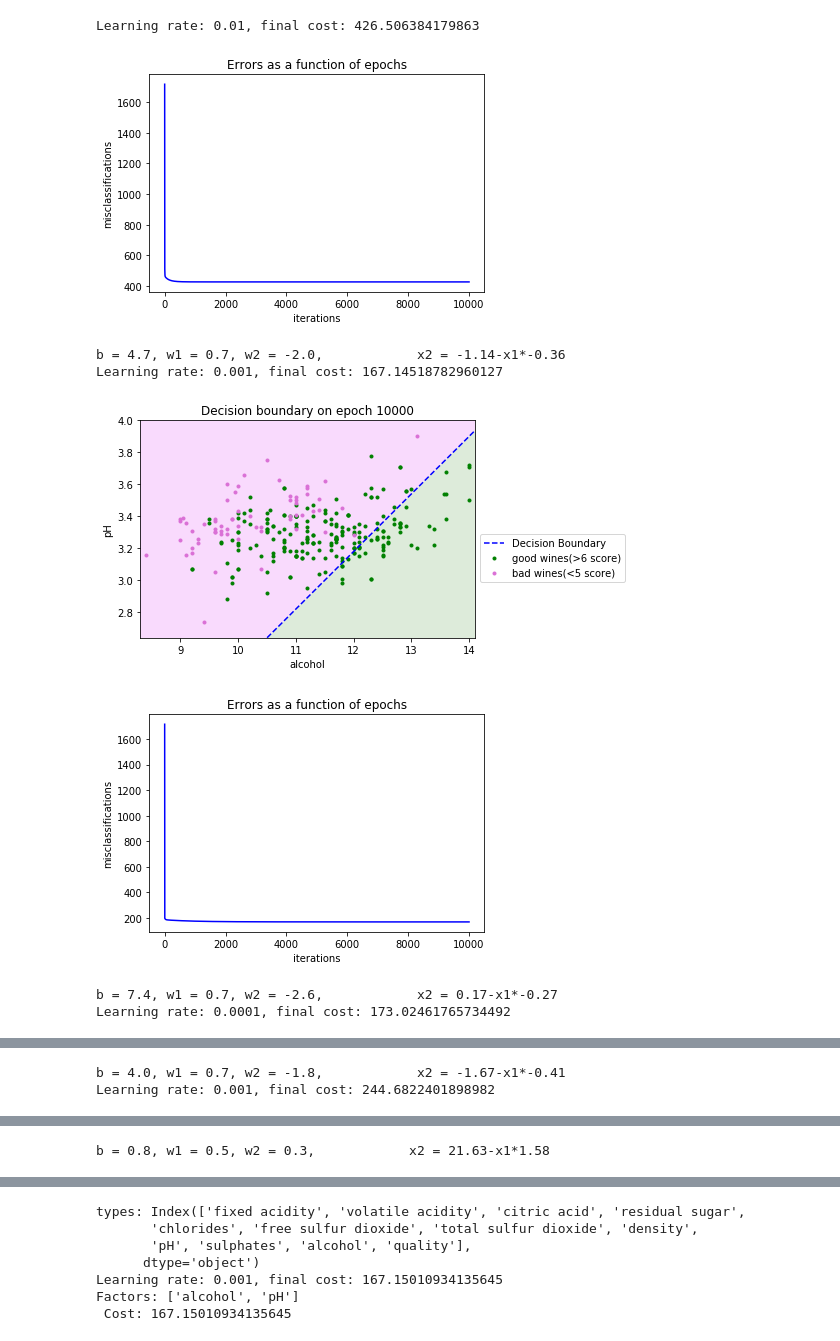
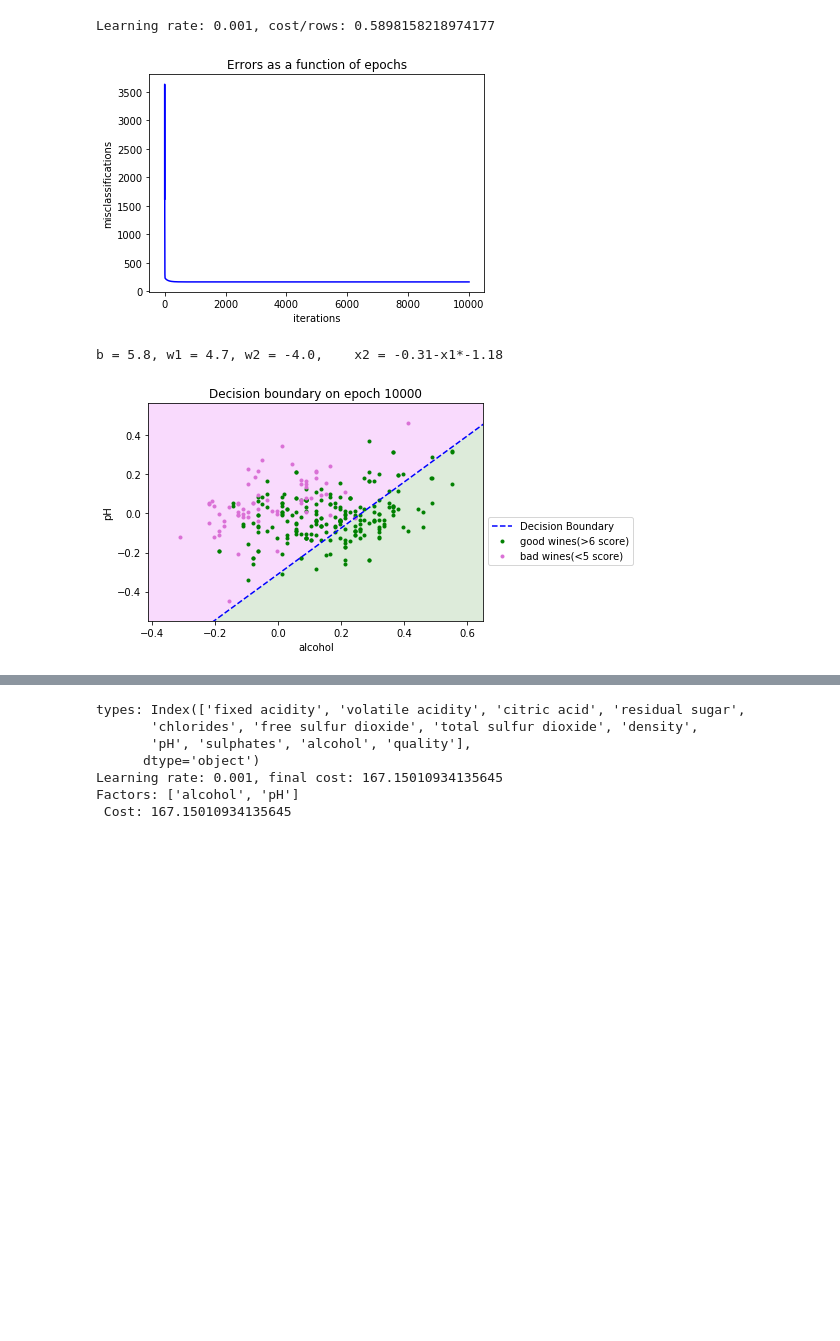
Before and after one commit to tsergien/sommelier, a Jupyter notebook: perceptron.ipynb, the cells around one changed output, grey strips where cells are left out. Drawn from its saved outputs; the diff is of its cells as text; code cells hidden in the pictures; blank space fills up the shorter version.

```diff
--- a/perceptron.ipynb
+++ b/perceptron.ipynb
@@ -88,9 +88,6 @@ class Perceptron(object):
         self.res = []
         self.threshold = threshold
         return
-
-    def sigmoid(self, x):
-        return 1 / (1 + exp(dot(self.w) + bias))
 
     def error(self, y: list, d: list) -> int:
         return sum(abs(d-y))
@@ -148,7 +145,7 @@ def plot_performance(performance, wine_data, good_thresh, bad_thresh, factors: l
     w2 = performance[epoch][2][1]
     assert w2 != 0, "w2 = 0"
     print(f'b = {round(b,1)}, w1 = {round(w1, 1)}, w2 = {round(w2, 1)},\
-            x2 = {round((good_thresh - b)/w2,2)}-x1*{round(w1/w2,2)}')
+    x2 = {round((good_thresh - b)/w2,2)}-x1*{round(w1/w2,2)}')
     f1 = [i for i in range(-50, 50)]
     f2 = [ (good_thresh - b - w1 * f1[j]) / w2 for j in range(len(f1))]
     plt.figure(2)
@@ -199,12 +196,12 @@ red_df = pd.read_csv("resources/winequality-red.csv", sep=";")
 # feature scaling
 red_df = feature_scaling(red_df)
 prepare_data_and_train(red_df, 0.1, ['alcohol', 'pH'], [3, 8], 0)
-prepare_data_and_train(red_df, 0.1, ['alcohol', 'pH'], [4, 7], 15000)
 
 # prepare_data_and_train(red_df, 0.1, ['chlorides', 'sulphates'], [3, 8], 10000)
 # prepare_data_and_train(red_df, 0.1, ['volatile acidity', 'alcohol'], [3, 8], 10000)
 # prepare_data_and_train(red_df, 0.01, ['density', 'volatile acidity'], [3, 8], 10000)
 # prepare_data_and_train(red_df, 0.1, ['density', 'volatile acidity'], [3, 8], 10000)
+# prepare_data_and_train(red_df, 0.1, ['alcohol', 'pH'], [4, 7], 15000)
 
 # V.2 end
 # %% [output]
@@ -215,7 +213,6 @@ b = 8.1, w1 = 1.3, w2 = -1.4,            x2 = 0.04-x1*-0.99
 # %%
 # V.3
 
-red_df = pd.read_csv("resources/winequality-red.csv", sep=";")
 class Adaline(object):
 
     def __init__(self, threshold, learning_rate=0.01, epochs=0):
@@ -284,43 +281,39 @@ class Adaline(object):
             step(x, y, d)
             if self.epochs == 0 and i > 2 and abs(self.res[-2][1]) < abs(self.res[-1][1]):
                 break
-        print(f'Learning rate: {self.learning_rate}, final cost: {self.res[-1][1]}')
+        print(f'Learning rate: {self.learning_rate}, cost/rows: {self.res[-1][1] / len(x)}')
         return
 
     def predict(self, x):
         return dot(self.w, x) + self.bias
 
 
 def prepare_data_and_train_ada(wine_data: pd.DataFrame, learning_rate, \
                                factors: list, wines_threshs: list, epochs: int, online=True):
     ada = Adaline(wines_threshs[1], learning_rate, epochs)
     part = wine_data[(wine_data.quality >= wines_threshs[1]) | (wine_data.quality <= wines_threshs[0])]
     part.index = range(len(part))
     x = part[factors].values
     d = part['quality']
     ada.train(x, d, online)
     plot_performance(ada.res, part, wines_threshs[1], wines_threshs[0], factors, ada.current_epoch)
     return
 
 learning_rate, online = 0.01, True
 
 # showtime
 # prepare_data_and_train_ada(red_df, 0.1, ['alcohol', 'pH'], [3, 8], 4)
 # prepare_data_and_train_ada(red_df, 0.001, ['alcohol', 'pH'], [3, 8], 4)
 # prepare_data_and_train_ada(red_df, 0.0001, ['alcohol', 'pH'], [3, 8], 4)
 
-prepare_data_and_train_ada(red_df, 0.01, ['alcohol', 'pH'], [4, 7], 10000, online)
+# prepare_data_and_train_ada(red_df, 0.01, ['alcohol', 'pH'], [4, 7], 10000, online)
 prepare_data_and_train_ada(red_df, 0.001, ['alcohol', 'pH'], [4, 7], 10000, online)
-prepare_data_and_train_ada(red_df, 0.0001, ['alcohol', 'pH'], [4, 7], 10000, online)
-prepare_data_and_train_ada(red_df, 0.001, ['alcohol', 'pH'], [4, 7], 10000, False)
+# prepare_data_and_train_ada(red_df, 0.0001, ['alcohol', 'pH'], [4, 7], 10000, online)
+# prepare_data_and_train_ada(red_df, 0.001, ['alcohol', 'pH'], [4, 7], 10000, False)
 
 # V.3 _end_
 # %% [output]
-Learning rate: 0.01, final cost: 426.506384179863
+Learning rate: 0.001, cost/rows: 0.5898158218974177
-[figure, old version]
+[figure, new version]
-b = 4.7, w1 = 0.7, w2 = -2.0,            x2 = -1.14-x1*-0.36
-Learning rate: 0.001, final cost: 167.14518782960127
+b = 5.8, w1 = 4.7, w2 = -4.0,    x2 = -0.31-x1*-1.18
-[figure, old version]
+[figure, new version]
-[figure, removed]
-b = 7.4, w1 = 0.7, w2 = -2.6,            x2 = 0.17-x1*-0.27
-Learning rate: 0.0001, final cost: 173.02461765734492
@@ -329,2 +319,0 @@ Learning rate: 0.0001, final cost: 173.02461765734492
-b = 4.0, w1 = 0.7, w2 = -1.8,            x2 = -1.67-x1*-0.41
-Learning rate: 0.001, final cost: 244.6822401898982
@@ -333 +319,0 @@ Learning rate: 0.001, final cost: 244.6822401898982
-b = 0.8, w1 = 0.5, w2 = 0.3,            x2 = 21.63-x1*1.58
```
Also changed, not shown: parts of 7 cells of this notebook.
